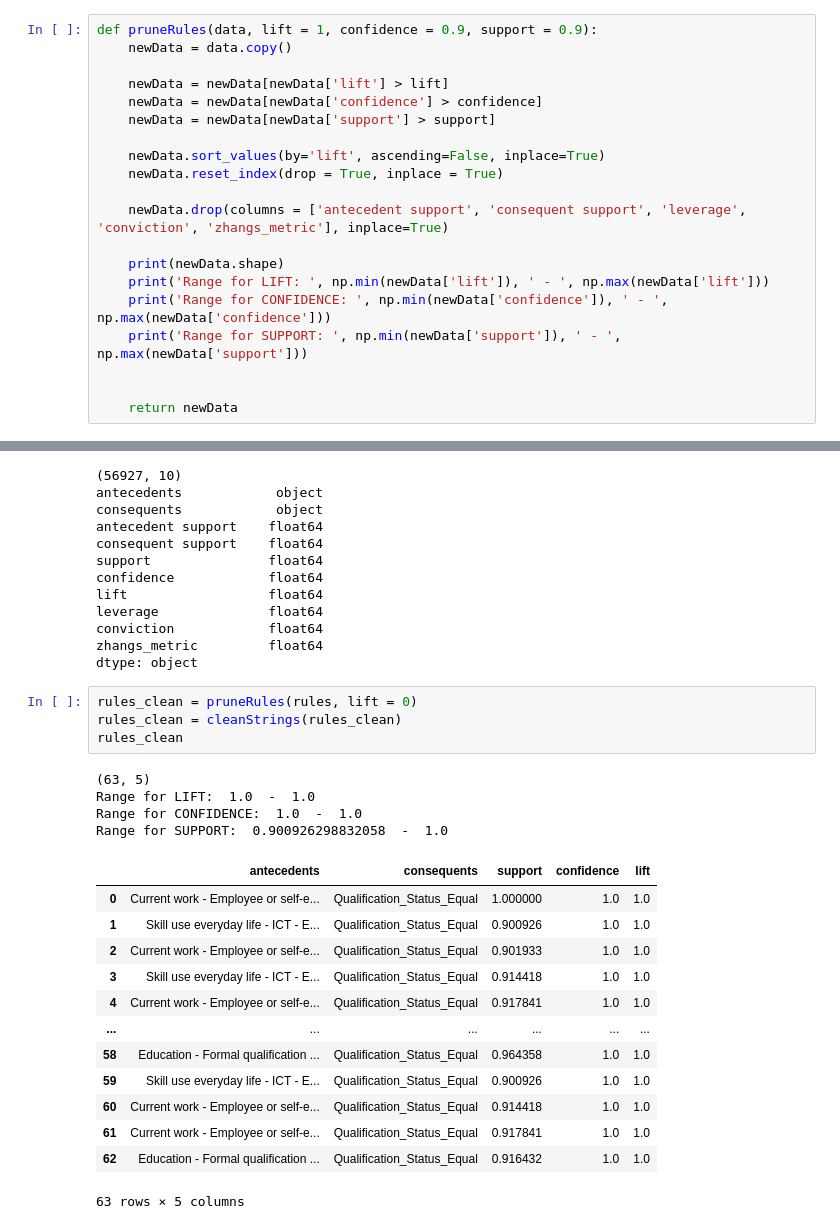
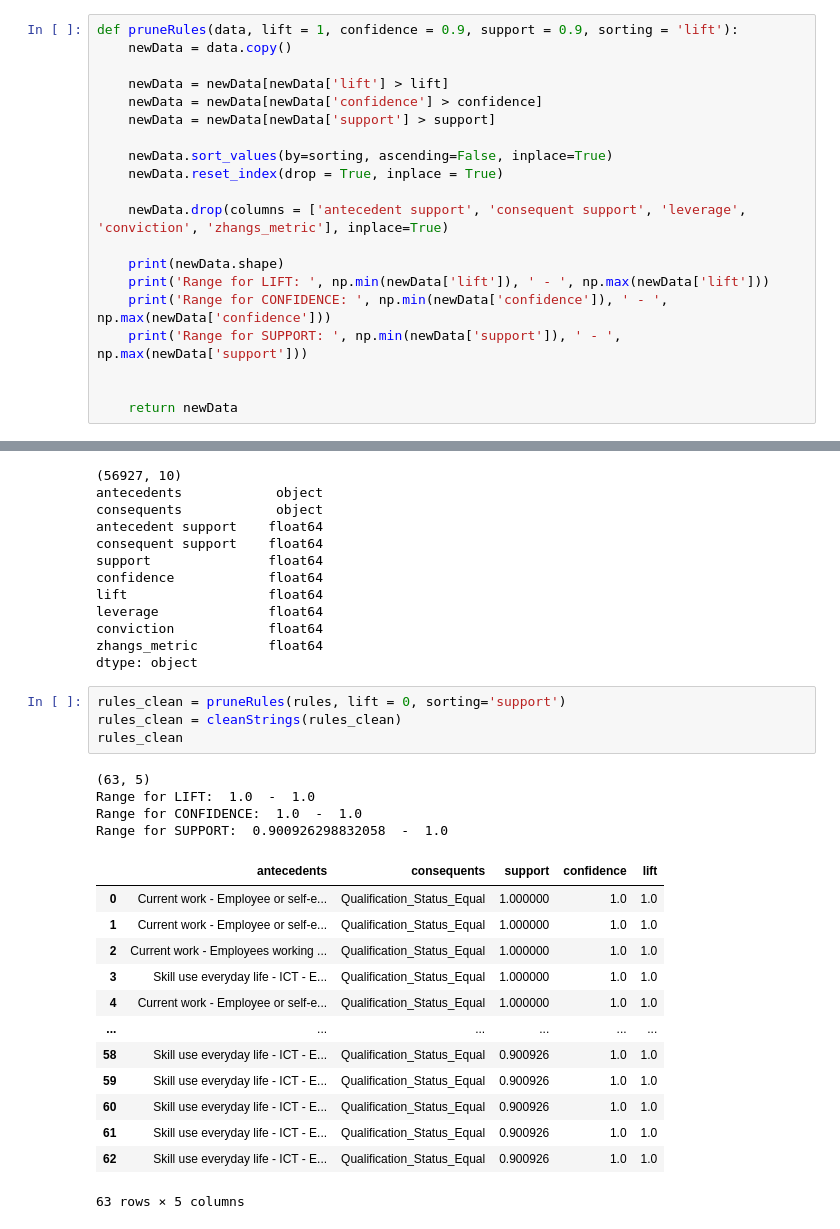
Before and after one commit to pokkyy/FYP-SkillAnalytics, a Jupyter notebook: PIAAC_RO2.ipynb, the cells around one changed output, grey strips where cells are left out. Saved outputs shown, nothing was run; the diff lists cells and outputs as text.

```diff
--- a/PIAAC_RO2.ipynb
+++ b/PIAAC_RO2.ipynb
@@ -362,14 +362,14 @@ def cleanStrings(data):
 
     return data
 # %%
-def pruneRules(data, lift = 1, confidence = 0.9, support = 0.9):
+def pruneRules(data, lift = 1, confidence = 0.9, support = 0.9, sorting = 'lift'):
     newData = data.copy()
 
     newData = newData[newData['lift'] > lift]
     newData = newData[newData['confidence'] > confidence]
     newData = newData[newData['support'] > support]
 
-    newData.sort_values(by='lift', ascending=False, inplace=True)
+    newData.sort_values(by=sorting, ascending=False, inplace=True)
     newData.reset_index(drop = True, inplace = True)
 
     newData.drop(columns = ['antecedent support', 'consequent support', 'leverage', 'conviction', 'zhangs_metric'], inplace=True)
@@ -803,25 +822,25 @@ conviction            float64
 zhangs_metric         float64
 dtype: object
 # %%
-rules_clean = pruneRules(rules, lift = 0)
+rules_clean = pruneRules(rules, lift = 0, sorting='support')
 rules_clean = cleanStrings(rules_clean)
 rules_clean
 # %% [output]
 (63, 5)
 Range for LIFT:  1.0  -  1.0
 Range for CONFIDENCE:  1.0  -  1.0
 Range for SUPPORT:  0.900926298832058  -  1.0
 |  | antecedents | consequents | support | confidence | lift |
 | 0 | Current work - Employee or self-e... | Qualification_Status_Equal | 1.000000 | 1.0 | 1.0 |
-| 1 | Skill use everyday life - ICT - E... | Qualification_Status_Equal | 0.900926 | 1.0 | 1.0 |
-| 2 | Current work - Employee or self-e... | Qualification_Status_Equal | 0.901933 | 1.0 | 1.0 |
-| 3 | Skill use everyday life - ICT - E... | Qualification_Status_Equal | 0.914418 | 1.0 | 1.0 |
-| 4 | Current work - Employee or self-e... | Qualification_Status_Equal | 0.917841 | 1.0 | 1.0 |
+| 1 | Current work - Employee or self-e... | Qualification_Status_Equal | 1.000000 | 1.0 | 1.0 |
+| 2 | Current work - Employees working ... | Qualification_Status_Equal | 1.000000 | 1.0 | 1.0 |
+| 3 | Skill use everyday life - ICT - E... | Qualification_Status_Equal | 1.000000 | 1.0 | 1.0 |
+| 4 | Current work - Employee or self-e... | Qualification_Status_Equal | 1.000000 | 1.0 | 1.0 |
 | ... | ... | ... | ... | ... | ... |
-| 58 | Education - Formal qualification ... | Qualification_Status_Equal | 0.964358 | 1.0 | 1.0 |
+| 58 | Skill use everyday life - ICT - E... | Qualification_Status_Equal | 0.900926 | 1.0 | 1.0 |
 | 59 | Skill use everyday life - ICT - E... | Qualification_Status_Equal | 0.900926 | 1.0 | 1.0 |
-| 60 | Current work - Employee or self-e... | Qualification_Status_Equal | 0.914418 | 1.0 | 1.0 |
-| 61 | Current work - Employee or self-e... | Qualification_Status_Equal | 0.917841 | 1.0 | 1.0 |
-| 62 | Education - Formal qualification ... | Qualification_Status_Equal | 0.916432 | 1.0 | 1.0 |
+| 60 | Skill use everyday life - ICT - E... | Qualification_Status_Equal | 0.900926 | 1.0 | 1.0 |
+| 61 | Skill use everyday life - ICT - E... | Qualification_Status_Equal | 0.900926 | 1.0 | 1.0 |
+| 62 | Skill use everyday life - ICT - E... | Qualification_Status_Equal | 0.900926 | 1.0 | 1.0 |
 63 rows × 5 columns
 # %%
```
Also changed, not shown: parts of 13 cells of this notebook.
